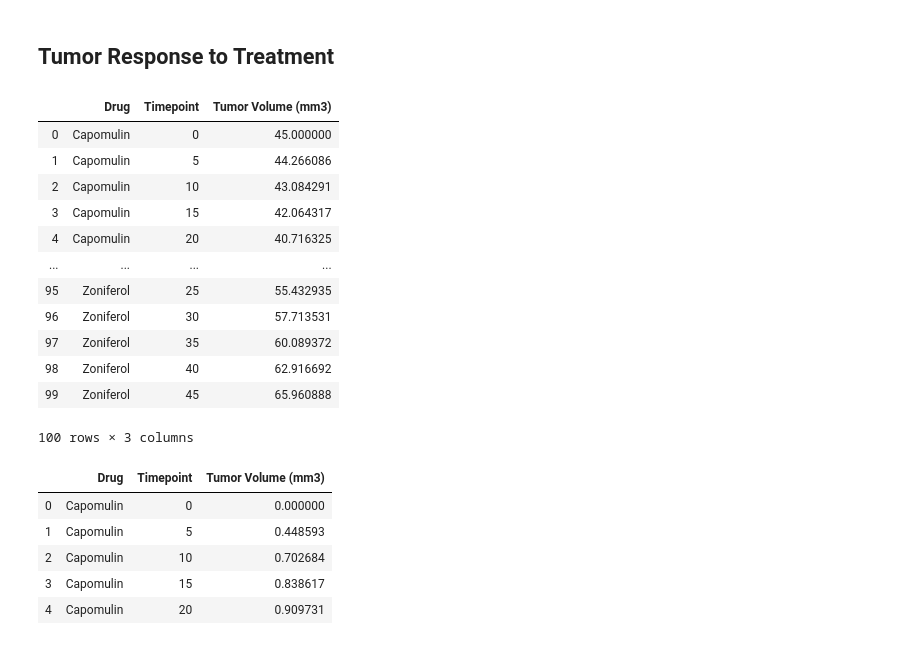
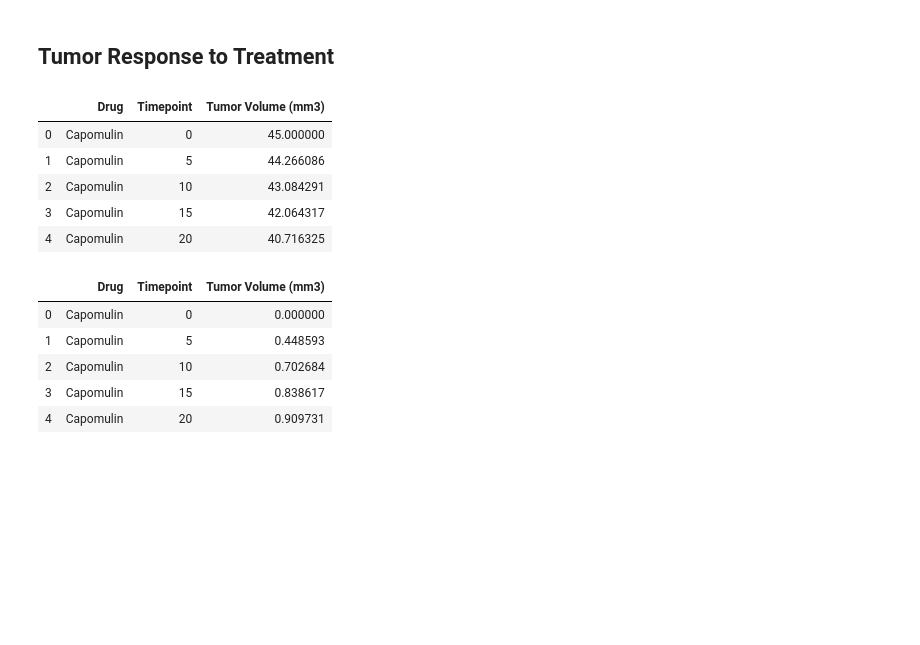
Before and after one commit to phamkdaniel/Pymaceuticals, a Jupyter notebook: pymaceuticals_starter.ipynb, the cells around one changed output. Cells and saved outputs as stored; diff of their text form; code cells hidden in the pictures; blank space fills up the shorter version.

```diff
--- a/pymaceuticals_starter.ipynb
+++ b/pymaceuticals_starter.ipynb
@@ -34,28 +34,21 @@ clinic_mouse_df.head()
 # %%
 # Store the Mean Tumor Volume Data Grouped by Drug and Timepoint
 group_df = clinic_mouse_df.groupby(["Drug", "Timepoint"])
 
 
 # Convert to DataFrame
 mean_tumor_df = group_df["Tumor Volume (mm3)"].mean()
 mean_tumor_df = mean_tumor_df.reset_index()
 
 
 # Preview DataFrame
-mean_tumor_df
+mean_tumor_df.head()
 # %% [output]
 |  | Drug | Timepoint | Tumor Volume (mm3) |
 | 0 | Capomulin | 0 | 45.000000 |
 | 1 | Capomulin | 5 | 44.266086 |
 | 2 | Capomulin | 10 | 43.084291 |
 | 3 | Capomulin | 15 | 42.064317 |
 | 4 | Capomulin | 20 | 40.716325 |
-| ... | ... | ... | ... |
-| 95 | Zoniferol | 25 | 55.432935 |
-| 96 | Zoniferol | 30 | 57.713531 |
-| 97 | Zoniferol | 35 | 60.089372 |
-| 98 | Zoniferol | 40 | 62.916692 |
-| 99 | Zoniferol | 45 | 65.960888 |
-100 rows × 3 columns
 # %%
 # Store the Standard Error of Tumor Volumes Grouped by Drug and Timepoint
```
Also changed, not shown: parts of 11 cells of this notebook.
